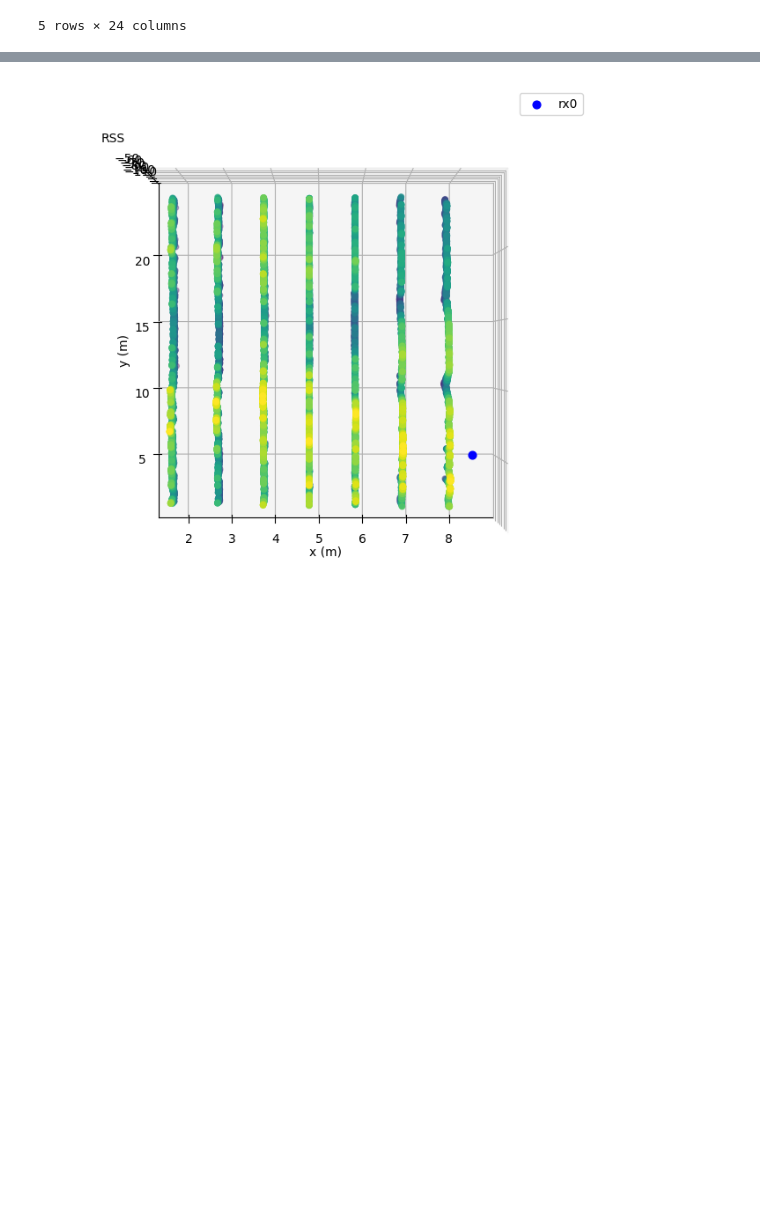
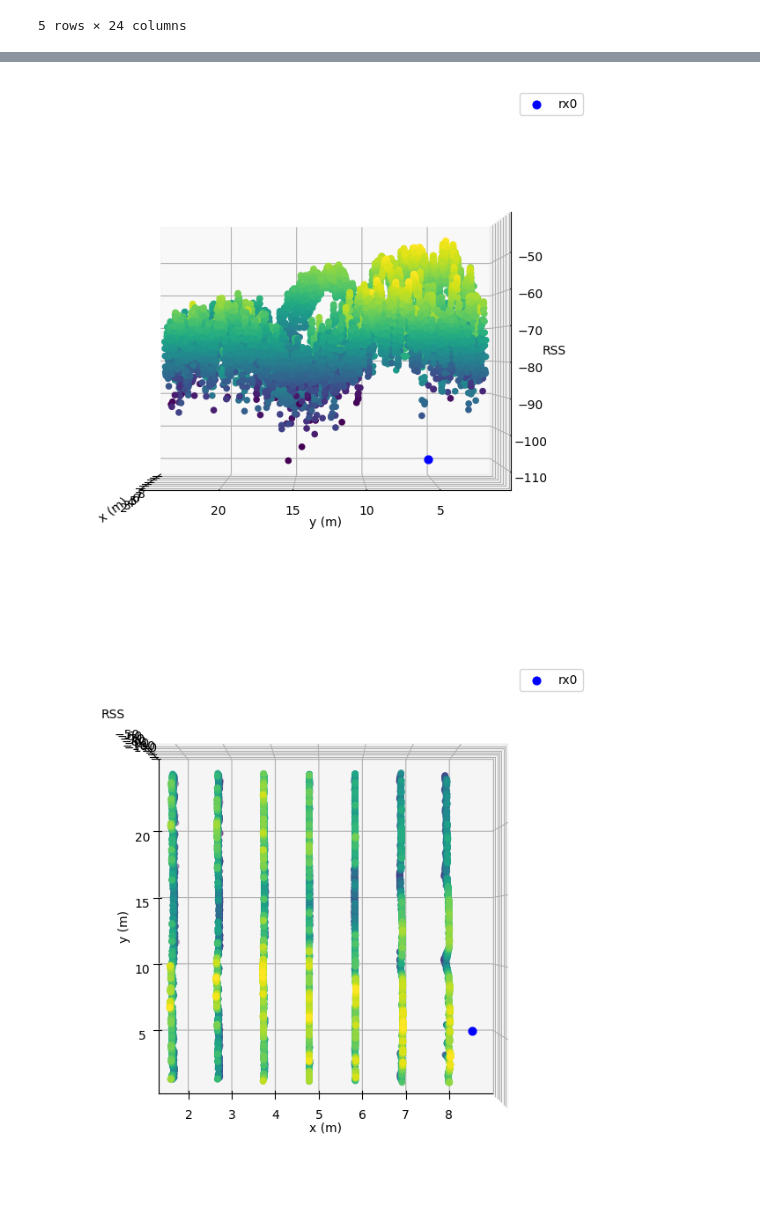
Before and after one commit to BerkBzkrt/INLAN-Localization, a Jupyter notebook: ceiling_data/process_data.ipynb, the cells around one changed output, grey strips where cells are left out. Saved outputs shown, nothing was run; the diff lists cells and outputs as text; code cells hidden in the pictures; blank space fills up the shorter version.

```diff
--- a/ceiling_data/process_data.ipynb
+++ b/ceiling_data/process_data.ipynb
@@ -119,3 +106,7 @@ plot_room(rx_index = 0, line_list = data_list, angle1 = 45, angle2 = 225)
+# %%
+plot_room(rx_index = 0, line_list = data_list, angle1 = 0, angle2 = 180)
+# %% [output]
+[figure, added]
 # %%
 plot_room(rx_index = 0, line_list = data_list, angle1 = 90, angle2 = 270)
 # %% [output]
```
Also changed, not shown: parts of 7 cells of this notebook, 5 other files.
